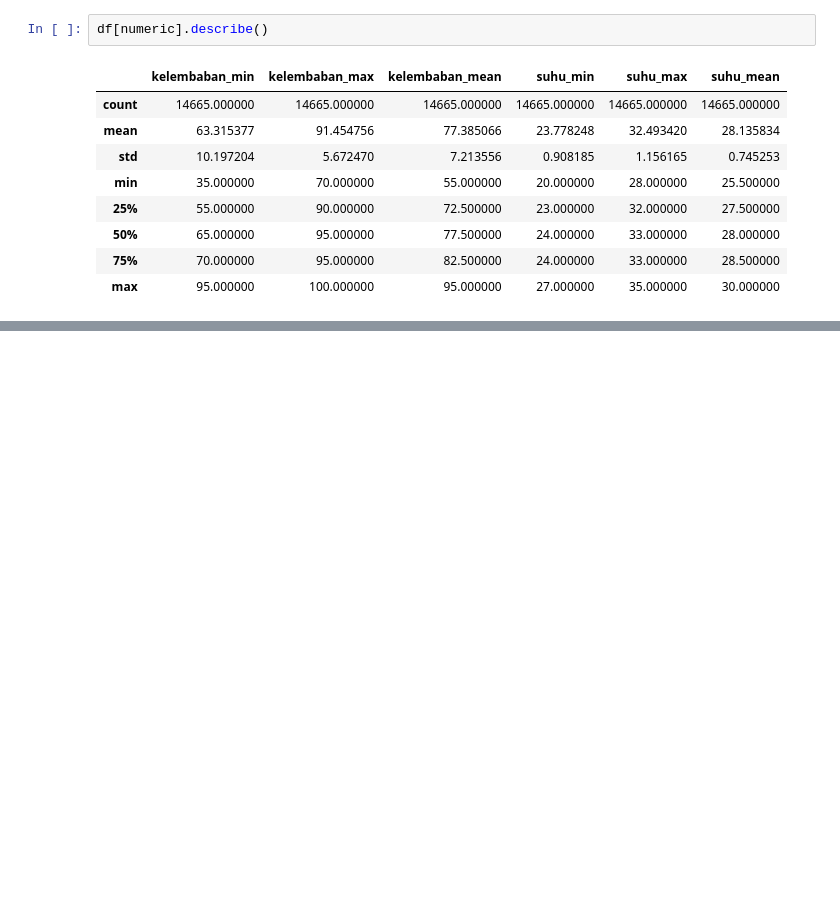
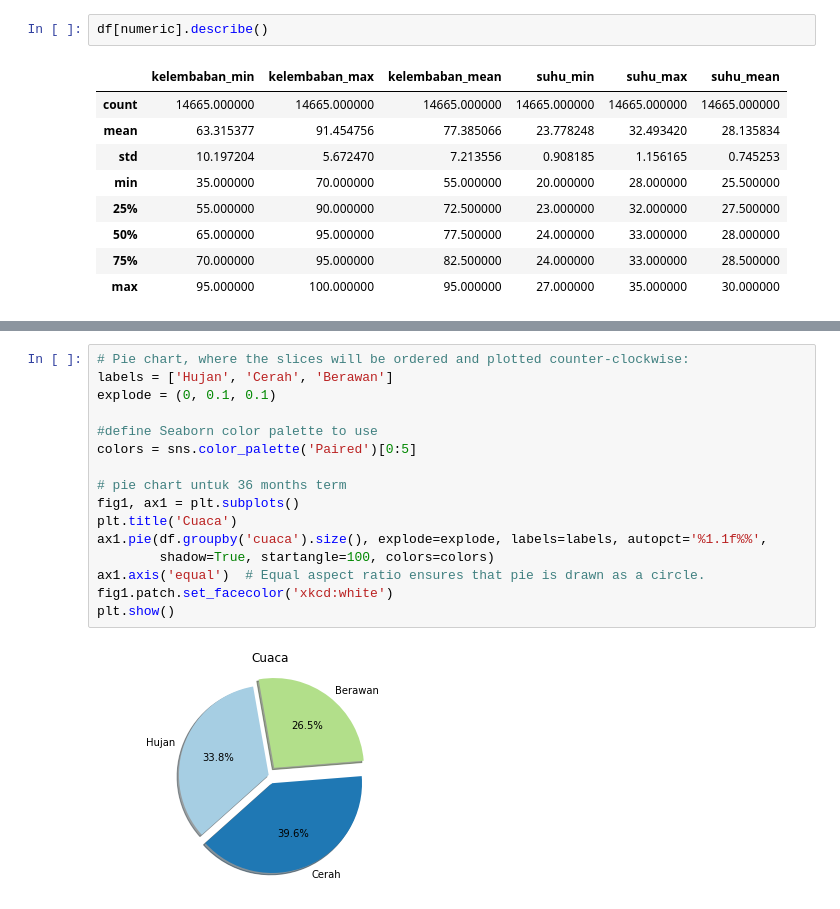
Before and after one commit to raihankemmy/jakarta-weather-classification-2018, a Jupyter notebook: Jakarta Weather Forecast/code.ipynb, the cells around one changed output, grey strips where cells are left out. Drawn from its saved outputs; the diff is of its cells as text; blank space fills up the shorter version.

```diff
--- a/Jakarta Weather Forecast/code.ipynb
+++ b/Jakarta Weather Forecast/code.ipynb
@@ -293,0 +325,18 @@ sns.pairplot(df, hue="cuaca", corner=True, diag_kind="auto", palette="Set2")
+# %%
+# Pie chart, where the slices will be ordered and plotted counter-clockwise:
+labels = ['Hujan', 'Cerah', 'Berawan']
+explode = (0, 0.1, 0.1)
+
+#define Seaborn color palette to use
+colors = sns.color_palette('Paired')[0:5]
+
+# pie chart untuk 36 months term
+fig1, ax1 = plt.subplots()
+plt.title('Cuaca')
+ax1.pie(df.groupby('cuaca').size(), explode=explode, labels=labels, autopct='%1.1f%%',
+        shadow=True, startangle=100, colors=colors)
+ax1.axis('equal')  # Equal aspect ratio ensures that pie is drawn as a circle.
+fig1.patch.set_facecolor('xkcd:white')
+plt.show()
+# %% [output]
+[figure, added]
```
Also changed, not shown: parts of 55 cells of this notebook.
